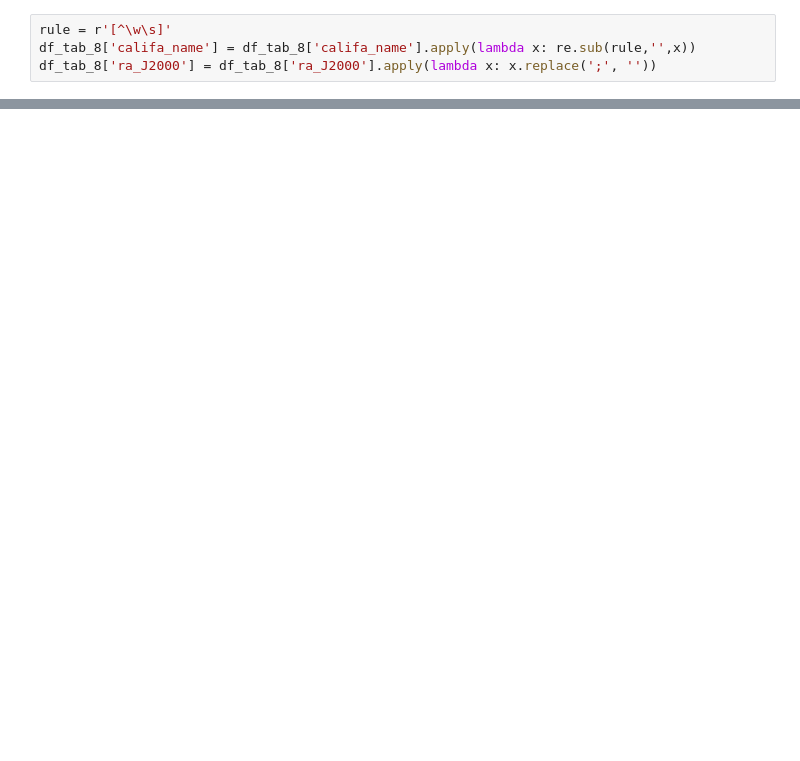
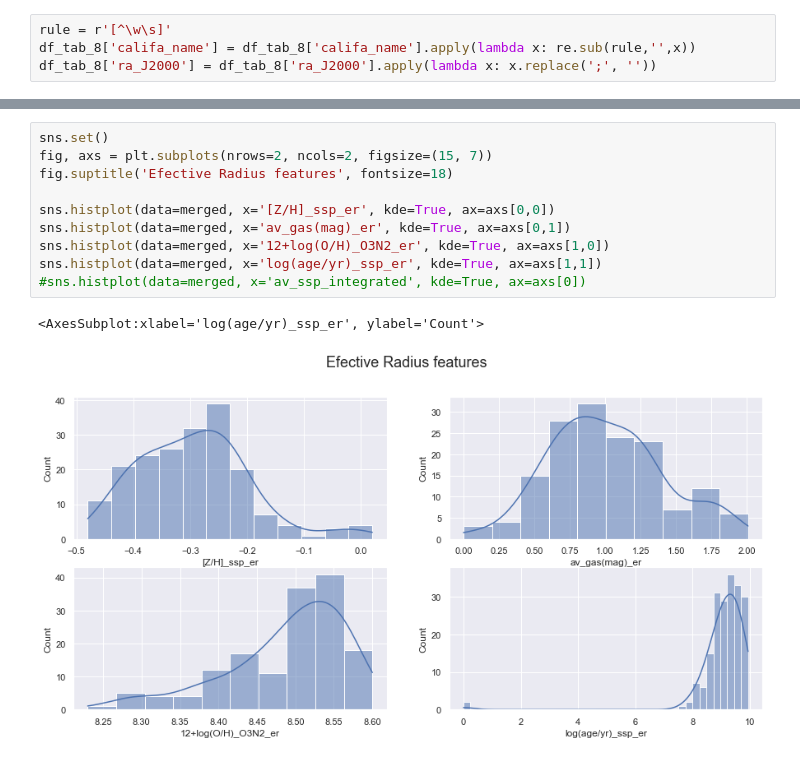
Before and after one commit to nestornav/astroestadistica_2022, a Jupyter notebook: notebooks/pipe3d_data_analysis.ipynb, the cells around one changed output, grey strips where cells are left out. Saved outputs shown, nothing was run; the diff lists cells and outputs as text; blank space fills up the shorter version.

```diff
--- a/notebooks/pipe3d_data_analysis.ipynb
+++ b/notebooks/pipe3d_data_analysis.ipynb
@@ -168,0 +253,13 @@ df_tab_8.head()
+# %%
+sns.set()
+fig, axs = plt.subplots(nrows=2, ncols=2, figsize=(15, 7))
+fig.suptitle('Efective Radius features', fontsize=18)
+
+sns.histplot(data=merged, x='[Z/H]_ssp_er', kde=True, ax=axs[0,0])
+sns.histplot(data=merged, x='av_gas(mag)_er', kde=True, ax=axs[0,1])
+sns.histplot(data=merged, x='12+log(O/H)_O3N2_er', kde=True, ax=axs[1,0])
+sns.histplot(data=merged, x='log(age/yr)_ssp_er', kde=True, ax=axs[1,1])
+#sns.histplot(data=merged, x='av_ssp_integrated', kde=True, ax=axs[0])
+# %% [output]
+<AxesSubplot:xlabel='log(age/yr)_ssp_er', ylabel='Count'>
+[figure, added]
```
Also changed, not shown: parts of 17 cells of this notebook.
